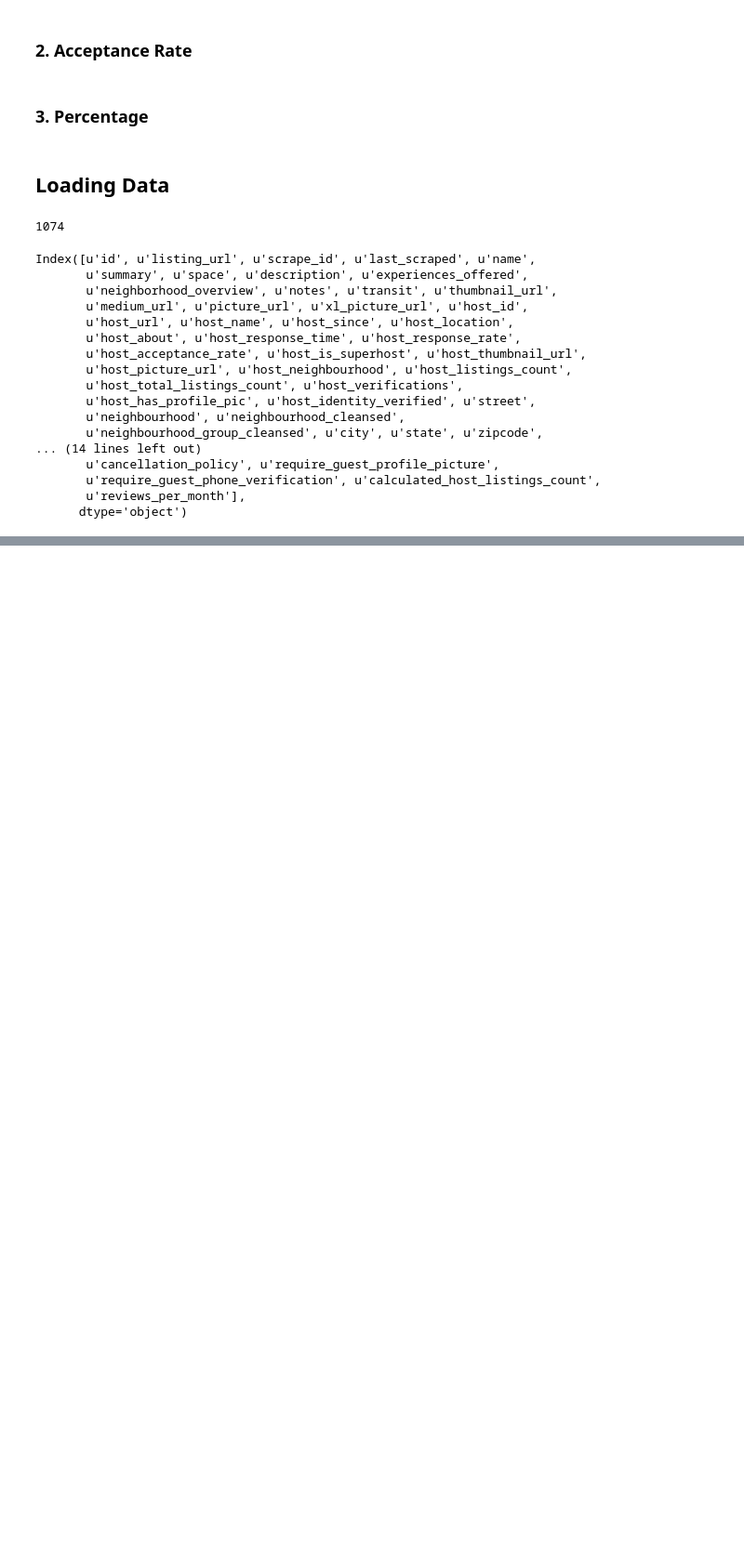
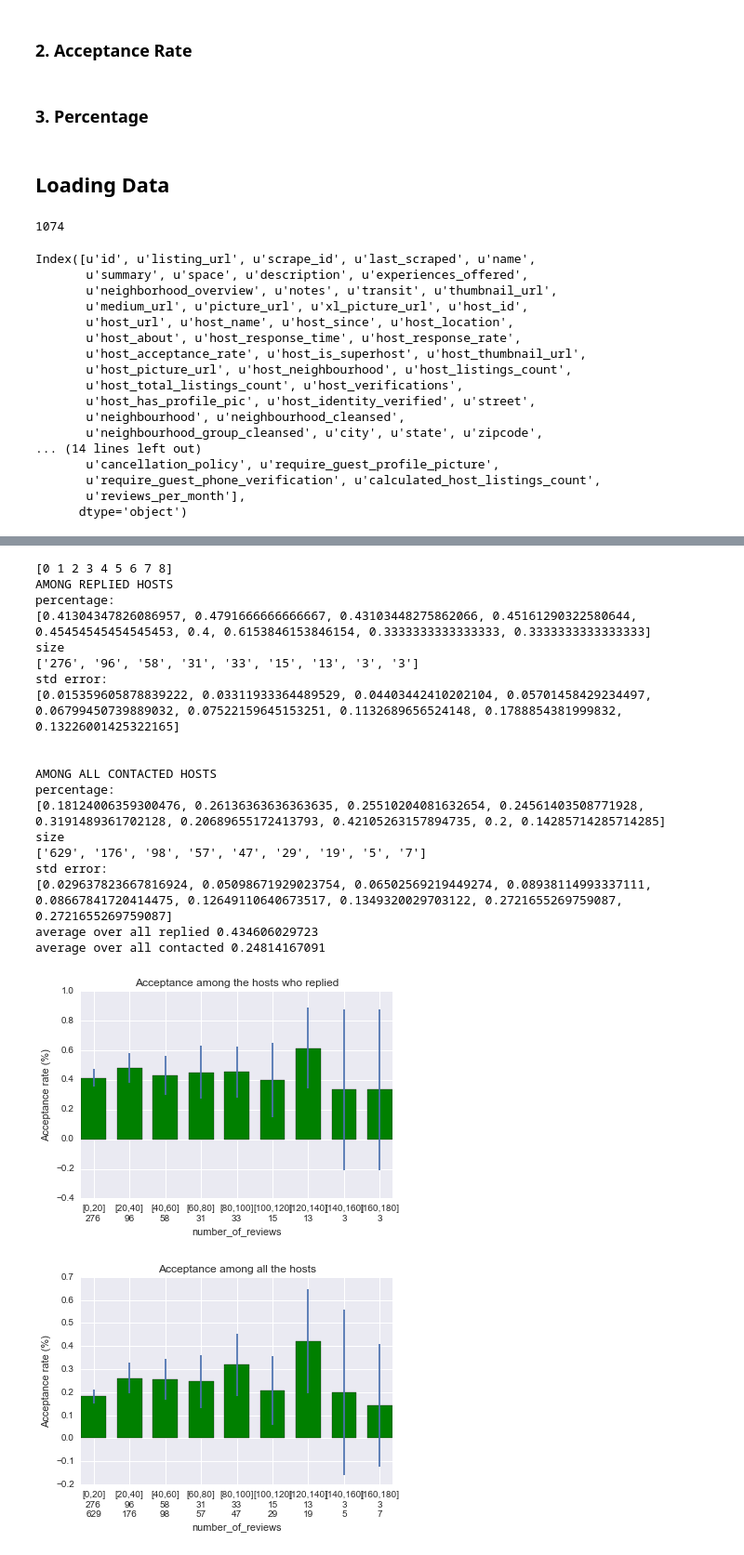
Before and after one commit to DataShackforAirbnb/AirBnbNegotiate, a Jupyter notebook: DataAnalysis/Data Analytics for Final Presentation.ipynb, the cells around one changed output, grey strips where cells are left out. Shown: that part at 93% size. Saved outputs shown, nothing was run; the diff lists cells and outputs as text; code cells hidden in the pictures; blank space fills up the shorter version.

```diff
--- a/DataAnalysis/Data Analytics for Final Presentation.ipynb
+++ b/DataAnalysis/Data Analytics for Final Presentation.ipynb
@@ -295,0 +526,2 @@ Index([u'id', u'listing_url', u'scrape_id', u'last_scraped', u'name',
+# %%
+acc_review= acceptance_rate_continuous('number_of_reviews', range(0,200,20))
@@ -295,0 +564,24 @@ Index([u'id', u'listing_url', u'scrape_id', u'last_scraped', u'name',
+# %%
+plot_percentage(acc_review, "continuous")
+# %% [output]
+[0 1 2 3 4 5 6 7 8]
+AMONG REPLIED HOSTS
+percentage:
+[0.41304347826086957, 0.4791666666666667, 0.43103448275862066, 0.45161290322580644, 0.45454545454545453, 0.4, 0.6153846153846154, 0.3333333333333333, 0.3333333333333333]
+size
+['276', '96', '58', '31', '33', '15', '13', '3', '3']
+std error:
+[0.015359605878839222, 0.03311933364489529, 0.04403442410202104, 0.05701458429234497, 0.06799450739889032, 0.07522159645153251, 0.1132689656524148, 0.1788854381999832, 0.13226001425322165]
+
+
+AMONG ALL CONTACTED HOSTS
+percentage:
+[0.18124006359300476, 0.26136363636363635, 0.25510204081632654, 0.24561403508771928, 0.3191489361702128, 0.20689655172413793, 0.42105263157894735, 0.2, 0.14285714285714285]
+size
+['629', '176', '98', '57', '47', '29', '19', '5', '7']
+std error:
+[0.029637823667816924, 0.05098671929023754, 0.06502569219449274, 0.08938114993337111, 0.08667841720414475, 0.12649110640673517, 0.1349320029703122, 0.2721655269759087, 0.2721655269759087]
+average over all replied 0.434606029723
+average over all contacted 0.24814167091
+[figure, added]
+[figure, added]
```
Also changed, not shown: parts of 35 cells of this notebook.
